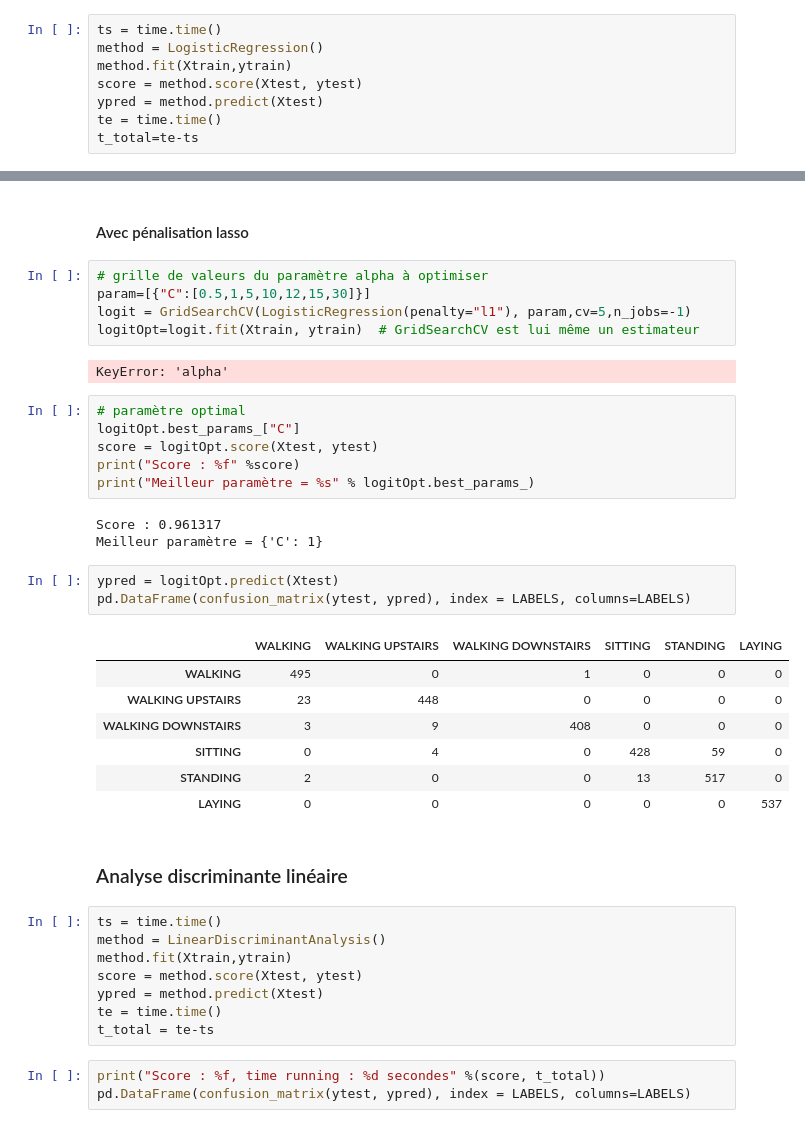
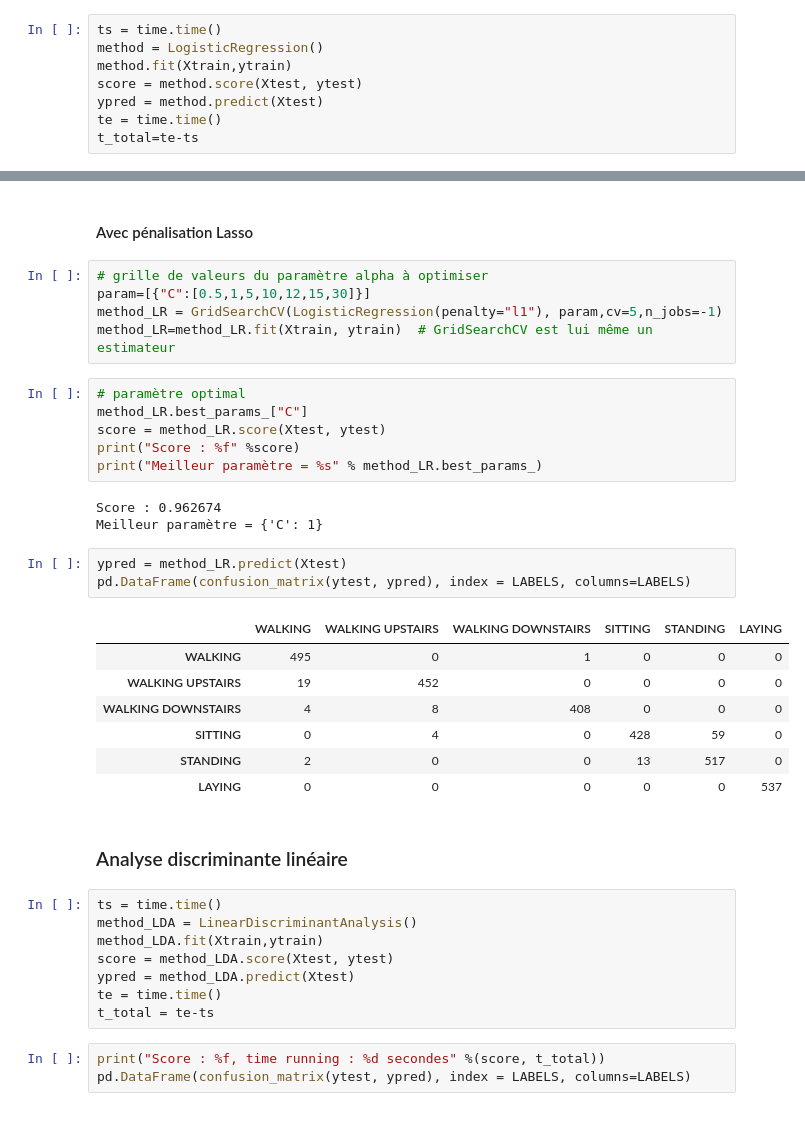
Before and after one commit to eva0marques/Human-recognition-activity-project, a Jupyter notebook: Atelier-HAR-metier-python.ipynb, the cells around one changed output, grey strips where cells are left out. Cells and saved outputs as stored; diff of their text form.

```diff
--- a/Atelier-HAR-metier-python.ipynb
+++ b/Atelier-HAR-metier-python.ipynb
@@ -217,31 +219,29 @@ Score : 0.961995, time running : 3 secondes
 | STANDING | 2 | 0 | 0 | 13 | 517 | 0 |
 | LAYING | 0 | 0 | 0 | 0 | 0 | 537 |
 # %% [markdown]
-#### Avec pénalisation lasso
+#### Avec pénalisation Lasso
 # %%
 # grille de valeurs du paramètre alpha à optimiser
 param=[{"C":[0.5,1,5,10,12,15,30]}]
-logit = GridSearchCV(LogisticRegression(penalty="l1"), param,cv=5,n_jobs=-1)
-logitOpt=logit.fit(Xtrain, ytrain)  # GridSearchCV est lui même un estimateur
+method_LR = GridSearchCV(LogisticRegression(penalty="l1"), param,cv=5,n_jobs=-1)
+method_LR=method_LR.fit(Xtrain, ytrain)  # GridSearchCV est lui même un estimateur
-# %% [output]
-KeyError: 'alpha'
 # %%
 # paramètre optimal
-logitOpt.best_params_["C"]
-score = logitOpt.score(Xtest, ytest)
+method_LR.best_params_["C"]
+score = method_LR.score(Xtest, ytest)
 print("Score : %f" %score)
-print("Meilleur paramètre = %s" % logitOpt.best_params_)
+print("Meilleur paramètre = %s" % method_LR.best_params_)
 # %% [output]
-Score : 0.961317
+Score : 0.962674
 Meilleur paramètre = {'C': 1}
 # %%
-ypred = logitOpt.predict(Xtest)
+ypred = method_LR.predict(Xtest)
 pd.DataFrame(confusion_matrix(ytest, ypred), index = LABELS, columns=LABELS)
 # %% [output]
 |  | WALKING | WALKING UPSTAIRS | WALKING DOWNSTAIRS | SITTING | STANDING | LAYING |
 | WALKING | 495 | 0 | 1 | 0 | 0 | 0 |
-| WALKING UPSTAIRS | 23 | 448 | 0 | 0 | 0 | 0 |
-| WALKING DOWNSTAIRS | 3 | 9 | 408 | 0 | 0 | 0 |
+| WALKING UPSTAIRS | 19 | 452 | 0 | 0 | 0 | 0 |
+| WALKING DOWNSTAIRS | 4 | 8 | 408 | 0 | 0 | 0 |
 | SITTING | 0 | 4 | 0 | 428 | 59 | 0 |
 | STANDING | 2 | 0 | 0 | 13 | 517 | 0 |
 | LAYING | 0 | 0 | 0 | 0 | 0 | 537 |
@@ -249,10 +249,10 @@ pd.DataFrame(confusion_matrix(ytest, ypred), index = LABELS, columns=LABELS)
 ### Analyse discriminante linéaire
 # %%
 ts = time.time()
-method = LinearDiscriminantAnalysis()
-method.fit(Xtrain,ytrain)
-score = method.score(Xtest, ytest)
-ypred = method.predict(Xtest)
+method_LDA = LinearDiscriminantAnalysis()
+method_LDA.fit(Xtrain,ytrain)
+score = method_LDA.score(Xtest, ytest)
+ypred = method_LDA.predict(Xtest)
 te = time.time()
 t_total = te-ts
 # %%
```
Also changed, not shown: parts of 26 cells of this notebook.
